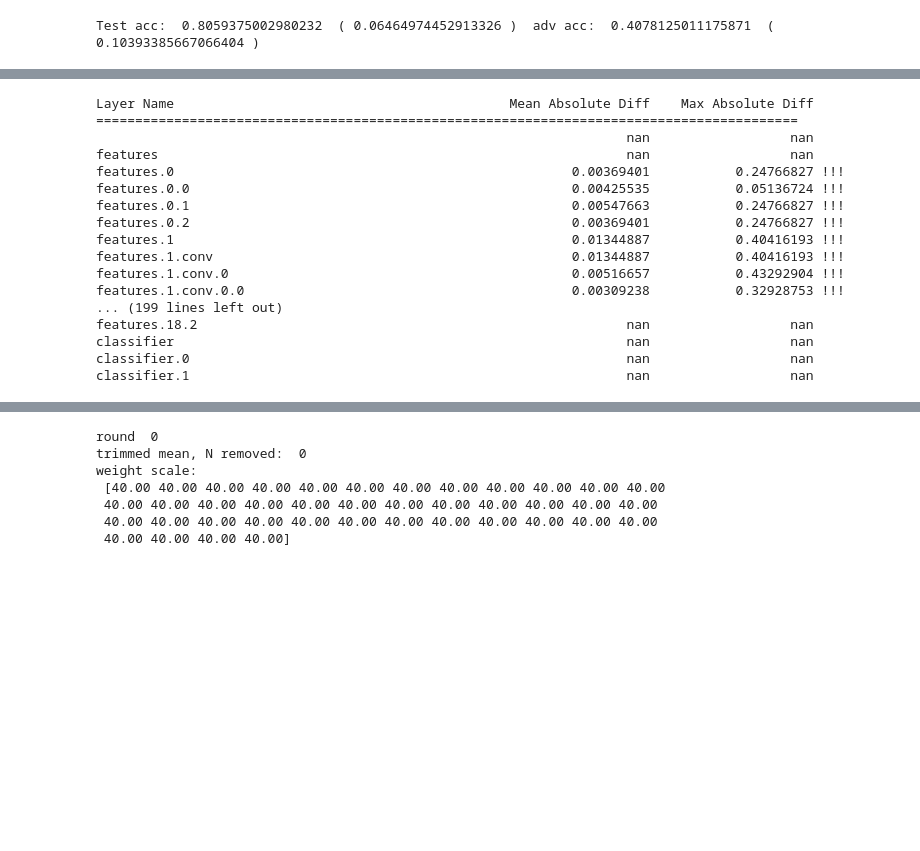
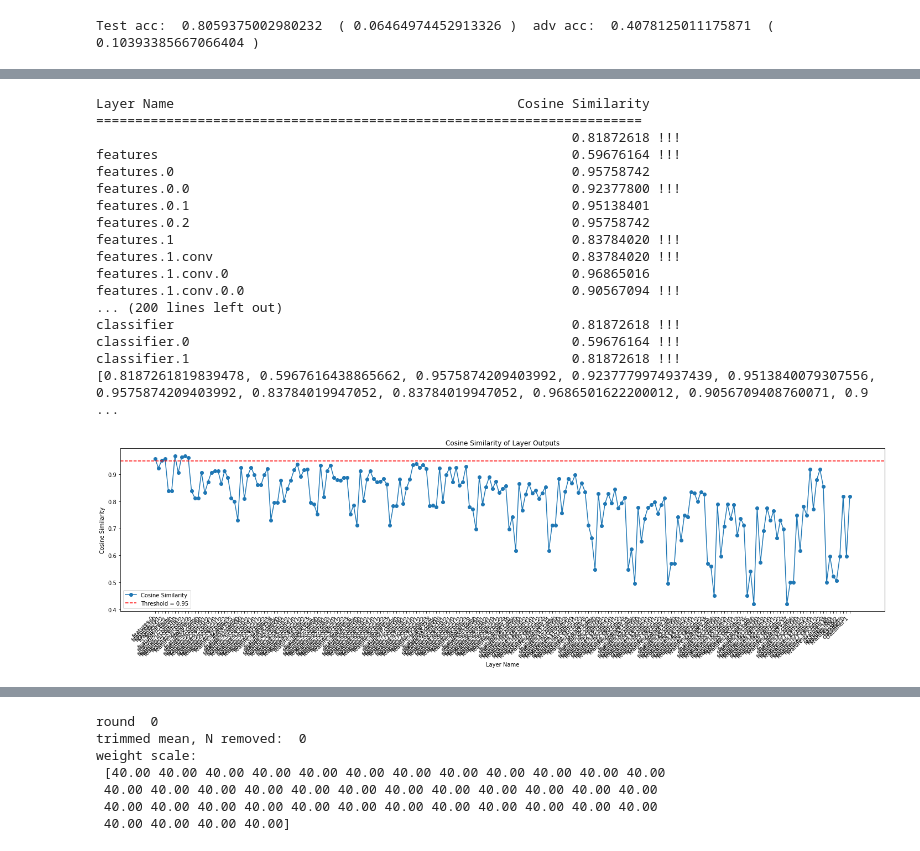
Before and after one commit to tj-kim/fedatk_unl_tj, a Jupyter notebook: notebooks/exp2_tbl2_robust_agg_stats_sandbox.ipynb, the cells around one changed output, grey strips where cells are left out. Saved outputs shown, nothing was run; the diff lists cells and outputs as text; code cells hidden in the pictures; blank space fills up the shorter version.

```diff
--- a/notebooks/exp2_tbl2_robust_agg_stats_sandbox.ipynb
+++ b/notebooks/exp2_tbl2_robust_agg_stats_sandbox.ipynb
@@ -379,50 +520,54 @@ def compare_layer_outputs_with_cosine_similarity(model1, model2, input_data, thr
             # Compute cosine similarity
             cosine_sim = F.cosine_similarity(output1, output2, dim=1).mean().item()
             layer_names.append(name1)
             cosine_similarities.append(cosine_sim)
 
             # Highlight significant divergence
             flag = "!!!" if cosine_sim < threshold else ""
             print(f"{name1:<50} {cosine_sim:>20.8f} {flag}")
 
     print(cosine_similarities)
 
     # Clean up hooks
     for hook in hooks1:
         hook.remove()
     for hook in hooks2:
         hook.remove()
 
     # Plot cosine similarity across layers
-    plt.figure(figsize=(10, 6))
-    plt.plot(layer_names, cosine_similarities, marker='o', label='Cosine Similarity')
+    plt.figure(figsize=(20, 6))
+    plt.plot(layer_names[2:], cosine_similarities[2:], marker='o', label='Cosine Similarity')
     plt.axhline(y=threshold, color='r', linestyle='--', label=f'Threshold = {threshold}')
     plt.xticks(rotation=45, ha='right')
     plt.xlabel('Layer Name')
     plt.ylabel('Cosine Similarity')
     plt.title('Cosine Similarity of Layer Outputs')
     plt.legend()
     plt.tight_layout()
     plt.show()
 
+dataloader = load_client_data(clients = aggregator.clients, c_id = 0, mode = 'test')
+x_data = dataloader.x_data
+y_data = dataloader.y_data
 # Example usage
-compare_layer_outputs(reverse_model, model_Fedavg, x_data.cuda())
+_ = compare_layer_outputs_with_cosine_similarity(updated_model, model_FAT, x_data.cuda())
 # compare_layer_outputs(model_FAT, model_Fedavg, x_data.cuda())
 # %% [output]
-Layer Name                                           Mean Absolute Diff    Max Absolute Diff
-==========================================================================================
-                                                                    nan                  nan
-features                                                            nan                  nan
-features.0                                                   0.00369401           0.24766827 !!!
-features.0.0                                                 0.00425535           0.05136724 !!!
-features.0.1                                                 0.00547663           0.24766827 !!!
-features.0.2                                                 0.00369401           0.24766827 !!!
-features.1                                                   0.01344887           0.40416193 !!!
-features.1.conv                                              0.01344887           0.40416193 !!!
-features.1.conv.0                                            0.00516657           0.43292904 !!!
-features.1.conv.0.0                                          0.00309238           0.32928753 !!!
-... (199 lines left out)
-features.18.2                                                       nan                  nan
-classifier                                                          nan                  nan
-classifier.0                                                        nan                  nan
-classifier.1                                                        nan                  nan
+Layer Name                                            Cosine Similarity
+======================================================================
+                                                             0.81872618 !!!
+features                                                     0.59676164 !!!
+features.0                                                   0.95758742
+features.0.0                                                 0.92377800 !!!
+features.0.1                                                 0.95138401
+features.0.2                                                 0.95758742
+features.1                                                   0.83784020 !!!
+features.1.conv                                              0.83784020 !!!
+features.1.conv.0                                            0.96865016
+features.1.conv.0.0                                          0.90567094 !!!
+... (200 lines left out)
+classifier                                                   0.81872618 !!!
+classifier.0                                                 0.59676164 !!!
+classifier.1                                                 0.81872618 !!!
+[0.8187261819839478, 0.5967616438865662, 0.9575874209403992, 0.9237779974937439, 0.9513840079307556, 0.9575874209403992, 0.83784019947052, 0.83784019947052, 0.9686501622200012, 0.9056709408760071, 0.9 ...
+[figure, added]
```
Also changed, not shown: parts of 13 cells of this notebook, 13 other files.
